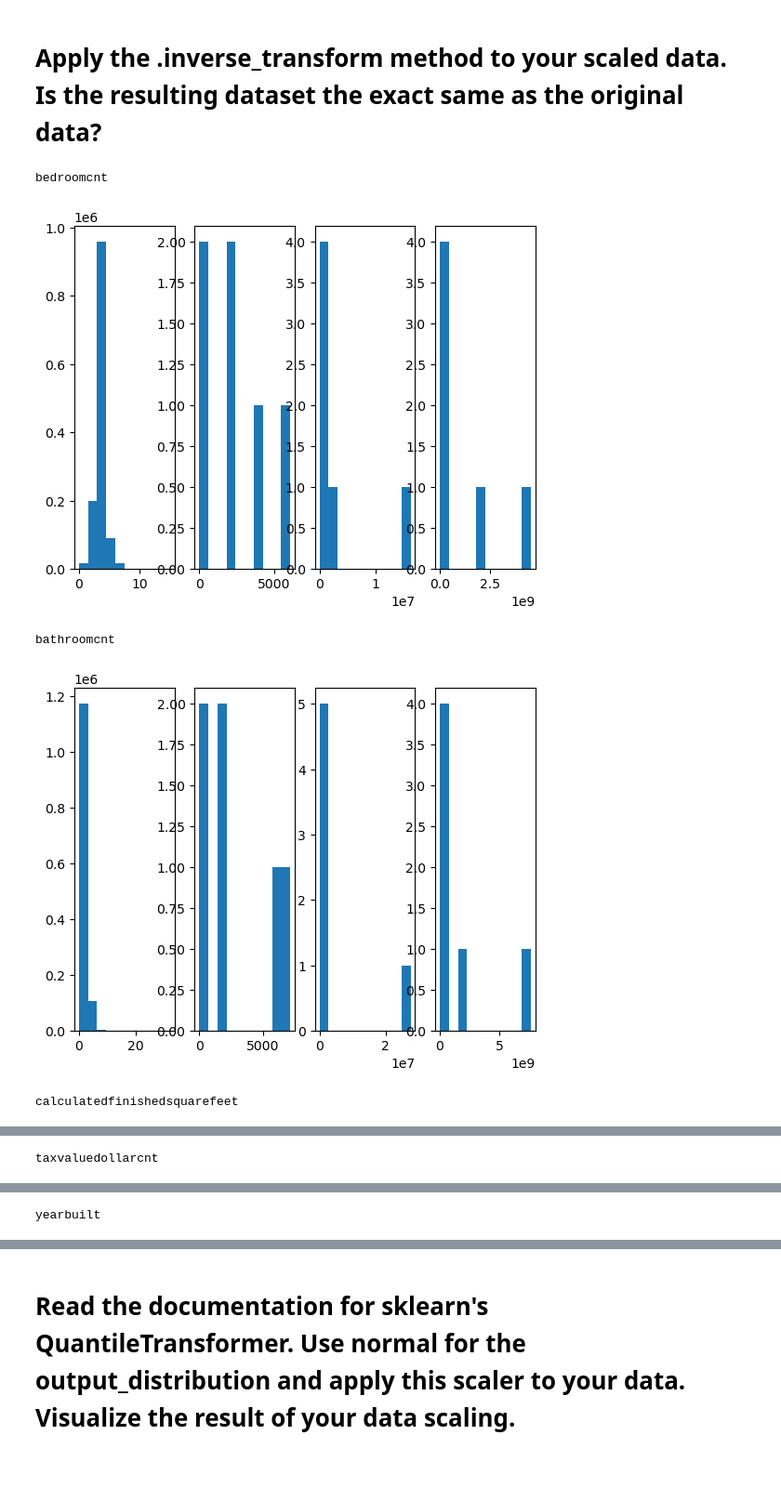
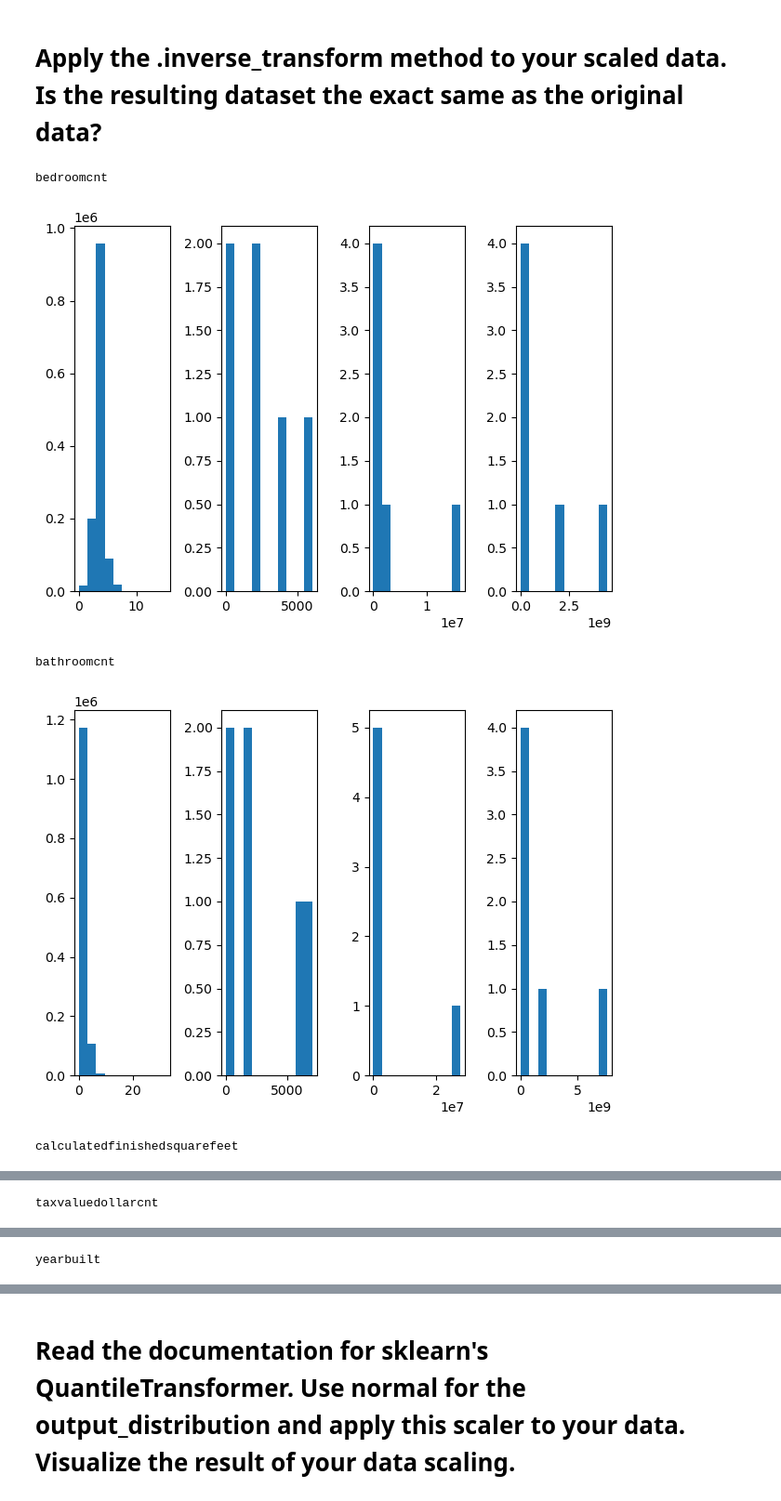
Before and after one commit to Divante222/regression-exercises, a Jupyter notebook: scaling.ipynb, the cells around one changed output, grey strips where cells are left out. Shown: that part at 93% size. Saved outputs shown, nothing was run; the diff lists cells and outputs as text; code cells hidden in the pictures; blank space fills up the shorter version.

```diff
--- a/scaling.ipynb
+++ b/scaling.ipynb
@@ -103,6 +103,7 @@ for count, i in enumerate(train.columns):
     ax[1].hist(X_train_scaled[count])
     ax[2].hist(X_train_scaled_Robust[count])
     ax[3].hist(X_train_scaled_standard[count])
+    fig.tight_layout()
     plt.show()
 # %% [output]
 bedroomcnt
@@ -125,7 +126,7 @@ fips
 scaler_standard_inverse = StandardScaler()
 XS = scaler_standard_inverse.fit_transform(X_train)
 
-scaler_standard_inverse = scaler_standard_inverse.inverse_transform(XS)
+scaler = scaler_standard_inverse.inverse_transform(XS)
 # %%
 scaler_Robust_inverse = RobustScaler()
 scaler_Robust_inverse.fit_transform(X_train)
@@ -137,15 +138,16 @@ scaler_min_max_inverse = scaler_min_max_inverse.inverse_transform(X_train)
 # %%
 for count, i in enumerate(train.columns):
     fig, ax = plt.subplots(1, 4)
     print(i)
     ax[0].hist(train[i])
-    ax[1].hist(scaler_standard_inverse[count])
+    ax[1].hist(scaler[count])
     ax[2].hist(scaler_Robust_inverse[count])
     ax[3].hist(scaler_min_max_inverse[count])
+    fig.tight_layout()
     plt.show()
 # %% [output]
 bedroomcnt
-[figure, old version]
+[figure, new version]
 bathroomcnt
-[figure, old version]
+[figure, new version]
 calculatedfinishedsquarefeet
```
Also changed, not shown: parts of 5 cells of this notebook, 9 other files.
